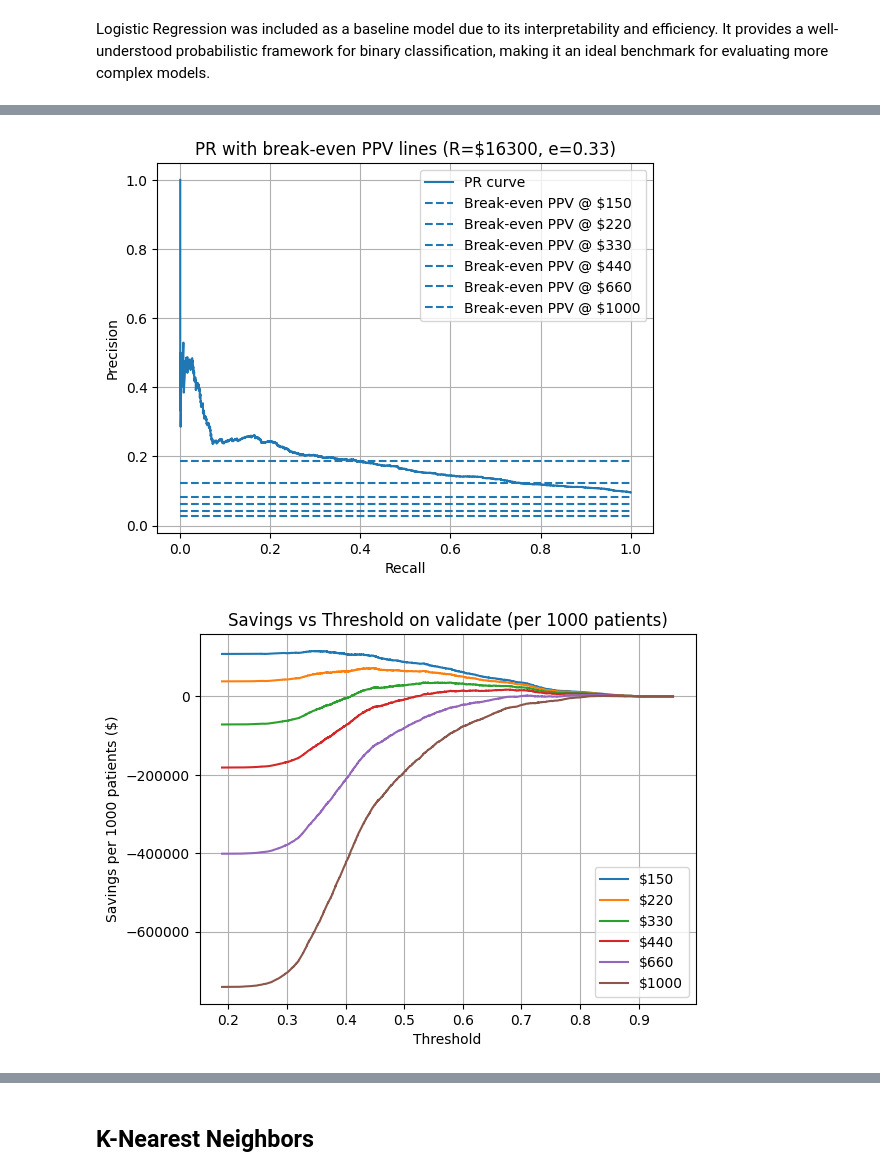
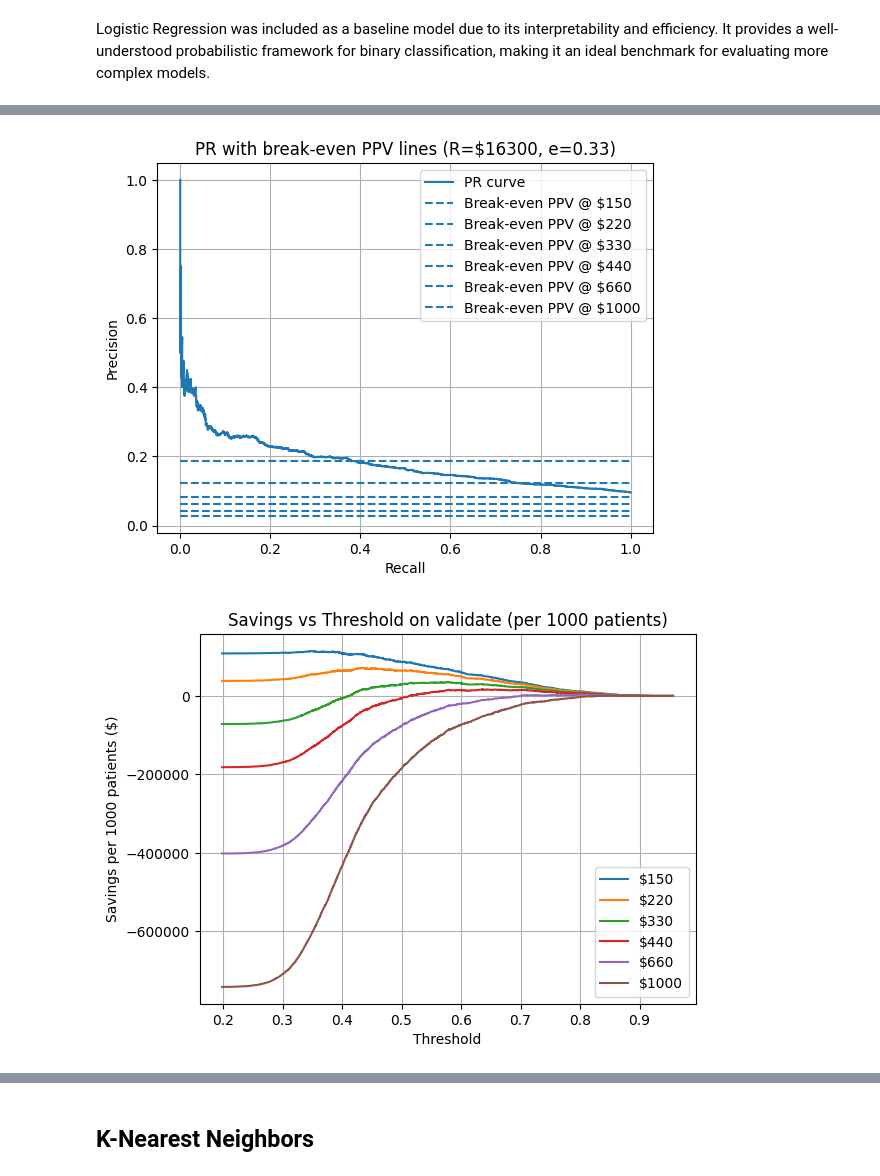
Before and after one commit to meaton96/Eaton_633_Project, a Jupyter notebook: notebooks/Version2.ipynb, the cells around one changed output, grey strips where cells are left out. Drawn from its saved outputs; the diff is of its cells as text; code cells hidden in the pictures.

```diff
--- a/notebooks/Version2.ipynb
+++ b/notebooks/Version2.ipynb
@@ -31,8 +31,8 @@ from shared_util.pipelines import ModelPipeline
 import warnings
 warnings.filterwarnings('ignore')
 
-METRICS_DB_ID = 20
-METRICS_NOTES = "Fix cost calc"
+METRICS_DB_ID = 24
+METRICS_NOTES = "update hyperparams"
 PCA = False
 scaler = 'standard' # 'standard' for StandardScaler or 'power' for PowerTransformer (yeo-johnson)
 
@@ -45,10 +45,10 @@ COST_PREF = 330 # 1 month monitoring cost
 UPDATE_DATABASE = True # keep false in collab, will crash, this controls if the runs try to log to the database, which will not work witout the db uri
 GET_BASELINE = False    # controls if a baseline smote vs undersample is done for this run
 SHOW_FEAT_IMPORTANCE = False # controls if feature importance is shown for this run
-USE_PRE_COMPUTED_HYPERPARAMS = True # controls if hyperparam sweep is run or to use hyperparams from previous runs
+USE_PRE_COMPUTED_HYPERPARAMS = False # controls if hyperparam sweep is run or to use hyperparams from previous runs
 
 LOG_TRANSFORM_COLS = np.array(
-    ['num_medications', 'num_procedures', 'time_in_hospital', 'number_inpatient'
+    ['num_medications', 'num_procedures', 'time_in_hospital', #'number_inpatient'
      ])
 # %% [markdown]
 # Exploratory Data Analysis
@@ -1359,7 +1377,6 @@ lr_pipe = ModelPipeline(
     log_transform_cols=LOG_TRANSFORM_COLS,
     scaler= scaler,
     create_interactions=True,
-    one_hot_ordinal=True
 )
 # %%
 if GET_BASELINE:
@@ -1414,20 +1441,20 @@ Duration: 0 hrs, 0 mins, 2.2 secs
 # %%
 if USE_PRE_COMPUTED_HYPERPARAMS:
     lr_pipe.test(
         use_local_model=True,
         show_duration_info=True,
         solver='saga',
         penalty='elasticnet',
         l1_ratio=0.5,
-        C=0.01623776739188721,
+        C=0.6614527637660125,
         c_m_list=m_cost_list,
         prefer_c_m=COST_PREF
     )
 else:
     lr_pipe.test(
         prefer_c_m=COST_PREF,
         c_m_list=m_cost_list
     )
 # %% [output]
-[figure, old version]
+[figure, new version]
-[figure, old version]
+[figure, new version]
```
Also changed, not shown: parts of 66 cells of this notebook, 3 other files.
